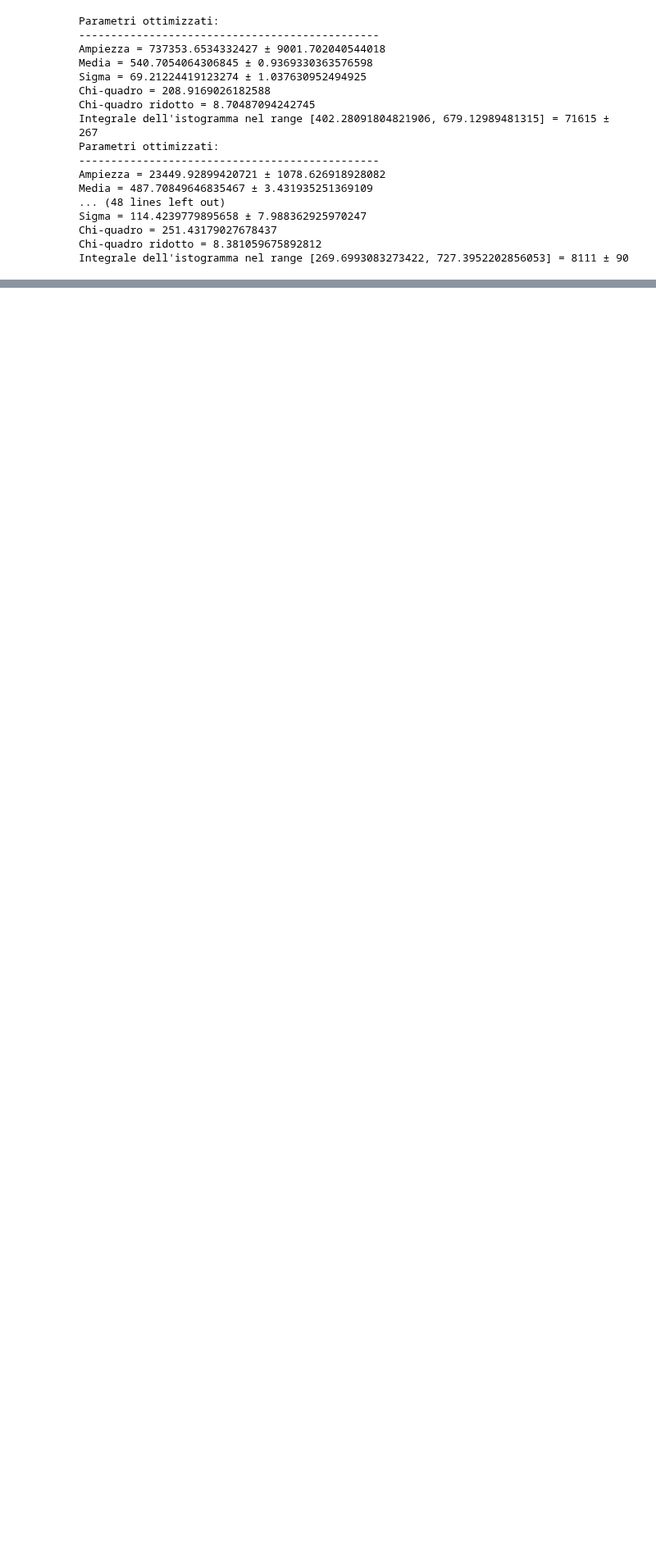
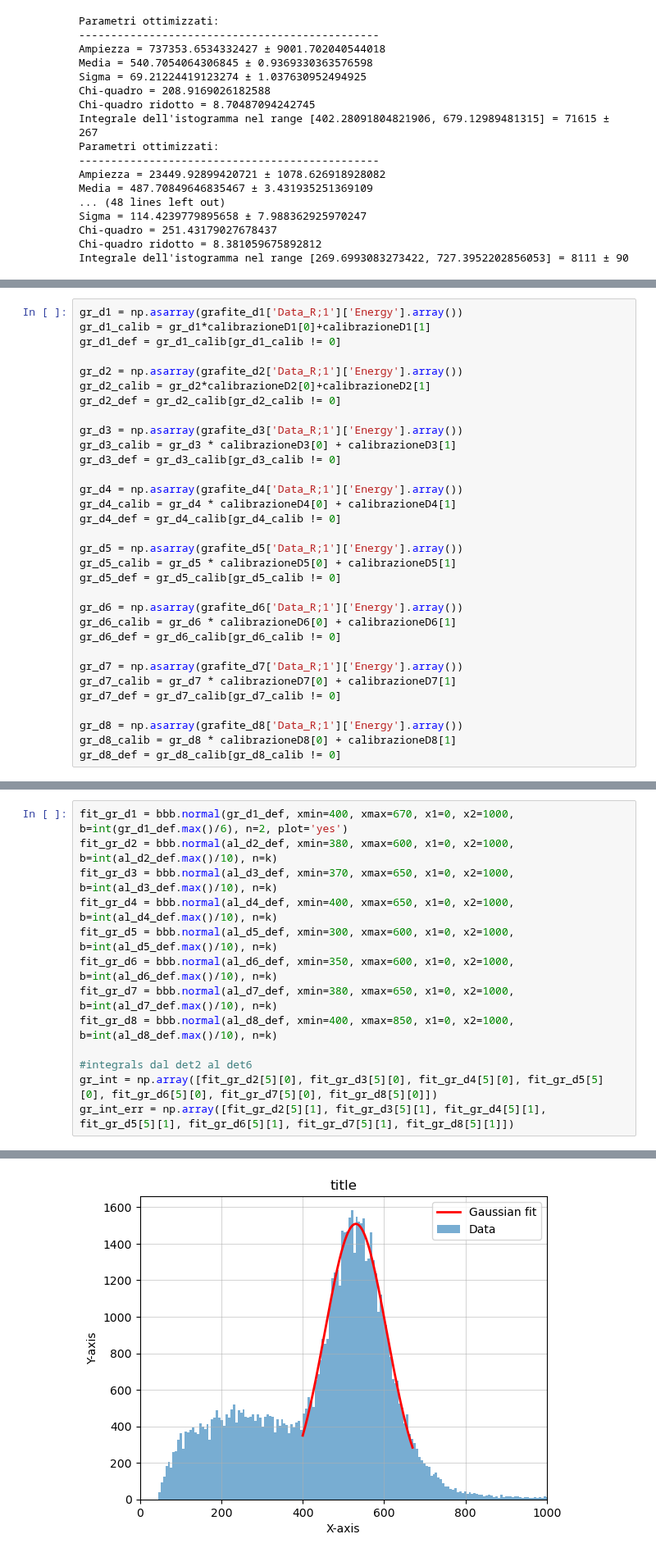
Before and after one commit to b3n3d3tt4/imaging, a Jupyter notebook: analisi.ipynb, the cells around one changed output, grey strips where cells are left out. Shown at 82% size. Saved outputs shown, nothing was run; the diff lists cells and outputs as text; blank space fills up the shorter version.

```diff
--- a/analisi.ipynb
+++ b/analisi.ipynb
@@ -467,0 +625,32 @@ mu8 = 14.00 ± 0.23 mm⁻¹          compatibilità con il valore atteso: 9.3272
+# %%
+gr_d1 = np.asarray(grafite_d1['Data_R;1']['Energy'].array())
+gr_d1_calib = gr_d1*calibrazioneD1[0]+calibrazioneD1[1]
+gr_d1_def = gr_d1_calib[gr_d1_calib != 0]
+
+gr_d2 = np.asarray(grafite_d2['Data_R;1']['Energy'].array())
+gr_d2_calib = gr_d2*calibrazioneD2[0]+calibrazioneD2[1]
+gr_d2_def = gr_d2_calib[gr_d2_calib != 0]
+
+gr_d3 = np.asarray(grafite_d3['Data_R;1']['Energy'].array())
+gr_d3_calib = gr_d3 * calibrazioneD3[0] + calibrazioneD3[1]
+gr_d3_def = gr_d3_calib[gr_d3_calib != 0]
+
+gr_d4 = np.asarray(grafite_d4['Data_R;1']['Energy'].array())
+gr_d4_calib = gr_d4 * calibrazioneD4[0] + calibrazioneD4[1]
+gr_d4_def = gr_d4_calib[gr_d4_calib != 0]
+
+gr_d5 = np.asarray(grafite_d5['Data_R;1']['Energy'].array())
+gr_d5_calib = gr_d5 * calibrazioneD5[0] + calibrazioneD5[1]
+gr_d5_def = gr_d5_calib[gr_d5_calib != 0]
+
+gr_d6 = np.asarray(grafite_d6['Data_R;1']['Energy'].array())
+gr_d6_calib = gr_d6 * calibrazioneD6[0] + calibrazioneD6[1]
+gr_d6_def = gr_d6_calib[gr_d6_calib != 0]
+
+gr_d7 = np.asarray(grafite_d7['Data_R;1']['Energy'].array())
+gr_d7_calib = gr_d7 * calibrazioneD7[0] + calibrazioneD7[1]
+gr_d7_def = gr_d7_calib[gr_d7_calib != 0]
+
+gr_d8 = np.asarray(grafite_d8['Data_R;1']['Energy'].array())
+gr_d8_calib = gr_d8 * calibrazioneD8[0] + calibrazioneD8[1]
+gr_d8_def = gr_d8_calib[gr_d8_calib != 0]
@@ -467,0 +676,14 @@ mu8 = 14.00 ± 0.23 mm⁻¹          compatibilità con il valore atteso: 9.3272
+# %%
+fit_gr_d1 = bbb.normal(gr_d1_def, xmin=400, xmax=670, x1=0, x2=1000, b=int(gr_d1_def.max()/6), n=2, plot='yes')
+fit_gr_d2 = bbb.normal(al_d2_def, xmin=380, xmax=600, x1=0, x2=1000, b=int(al_d2_def.max()/10), n=k)
+fit_gr_d3 = bbb.normal(al_d3_def, xmin=370, xmax=650, x1=0, x2=1000, b=int(al_d3_def.max()/10), n=k)
+fit_gr_d4 = bbb.normal(al_d4_def, xmin=400, xmax=650, x1=0, x2=1000, b=int(al_d4_def.max()/10), n=k)
+fit_gr_d5 = bbb.normal(al_d5_def, xmin=300, xmax=600, x1=0, x2=1000, b=int(al_d5_def.max()/10), n=k)
+fit_gr_d6 = bbb.normal(al_d6_def, xmin=350, xmax=600, x1=0, x2=1000, b=int(al_d6_def.max()/10), n=k)
+fit_gr_d7 = bbb.normal(al_d7_def, xmin=380, xmax=650, x1=0, x2=1000, b=int(al_d7_def.max()/10), n=k)
+fit_gr_d8 = bbb.normal(al_d8_def, xmin=400, xmax=850, x1=0, x2=1000, b=int(al_d8_def.max()/10), n=k)
+
+#integrals dal det2 al det6
+gr_int = np.array([fit_gr_d2[5][0], fit_gr_d3[5][0], fit_gr_d4[5][0], fit_gr_d5[5][0], fit_gr_d6[5][0], fit_gr_d7[5][0], fit_gr_d8[5][0]])
+gr_int_err = np.array([fit_gr_d2[5][1], fit_gr_d3[5][1], fit_gr_d4[5][1], fit_gr_d5[5][1], fit_gr_d6[5][1], fit_gr_d7[5][1], fit_gr_d8[5][1]])
+# %% [output]
@@ -467,0 +698 @@ mu8 = 14.00 ± 0.23 mm⁻¹          compatibilità con il valore atteso: 9.3272
+[figure, added]
```
Also changed, not shown: parts of 16 cells of this notebook.
